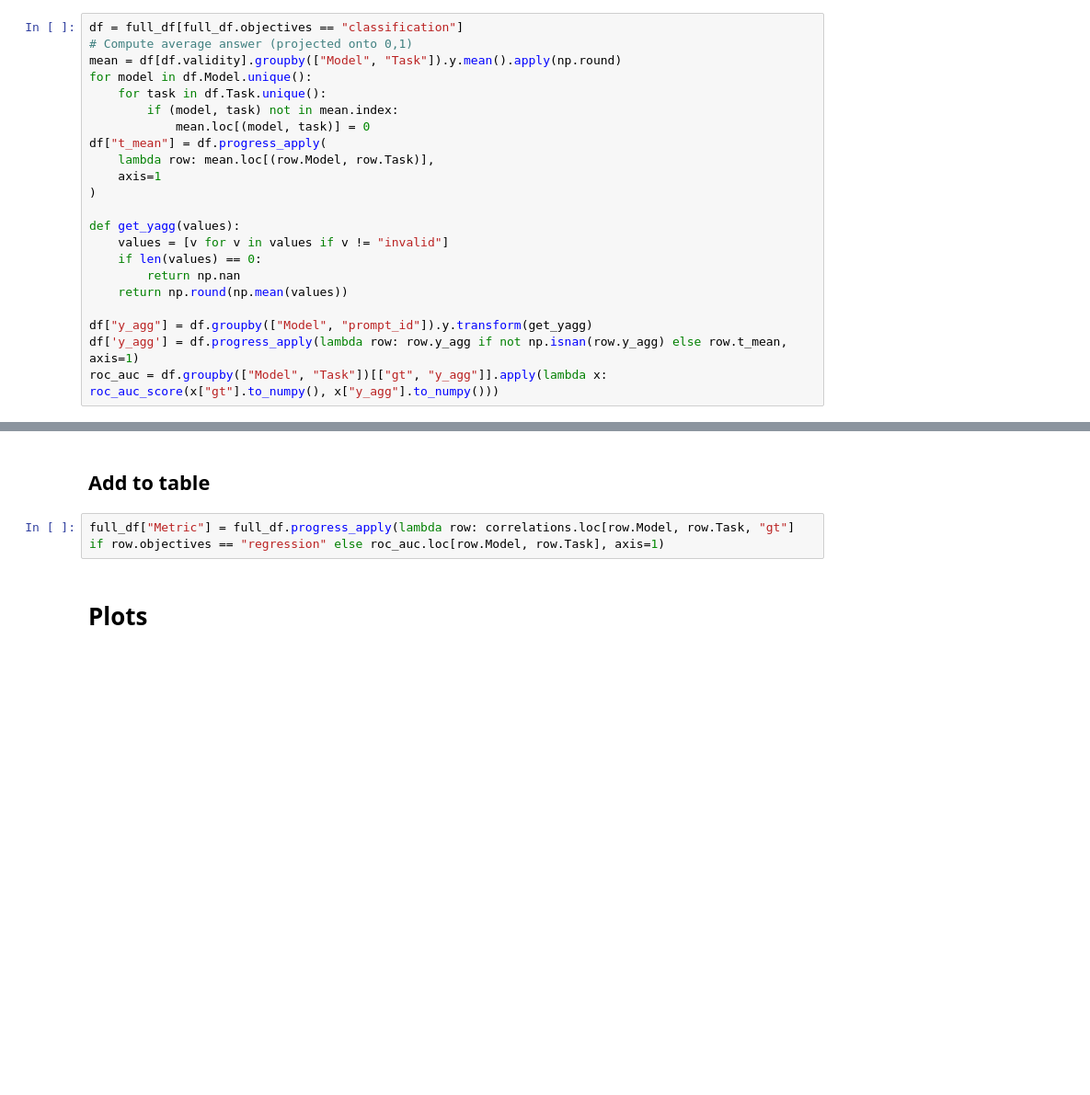
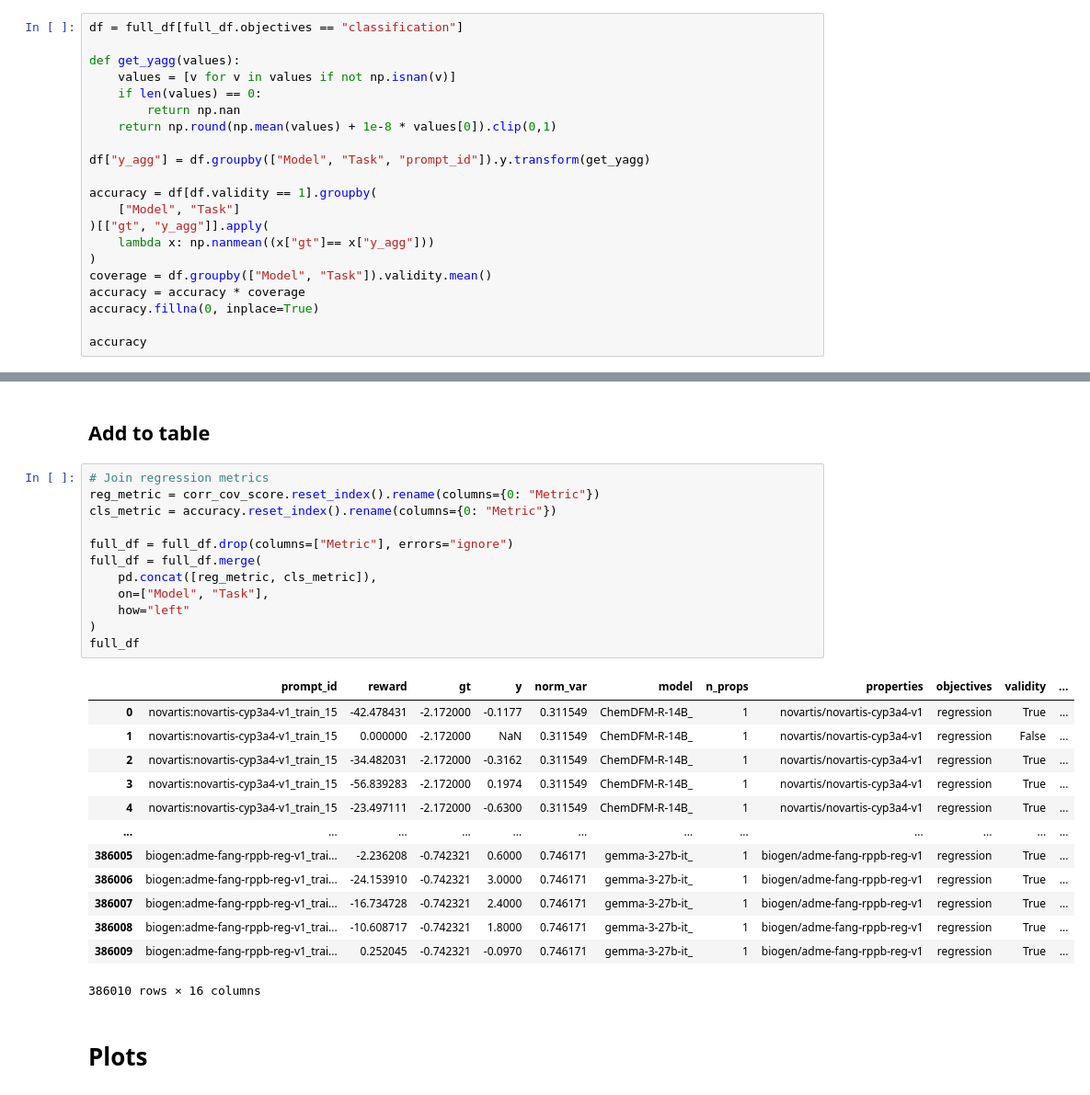
Before and after one commit to Fransou/MolGenDocking, a Jupyter notebook: notebooks/results/Polaris.ipynb, the cells around one changed output, grey strips where cells are left out. Shown at 92% size. Saved outputs shown, nothing was run; the diff lists cells and outputs as text; blank space fills up the shorter version.

```diff
--- a/notebooks/results/Polaris.ipynb
+++ b/notebooks/results/Polaris.ipynb
@@ -70,23 +189,22 @@ correlations = df.groupby(["Model", "Task"])[["gt", "y_agg"]].corr(method="spear
 ## Classification
 # %%
 df = full_df[full_df.objectives == "classification"]
-# Compute average answer (projected onto 0,1)
-mean = df[df.validity].groupby(["Model", "Task"]).y.mean().apply(np.round)
-for model in df.Model.unique():
-    for task in df.Task.unique():
-        if (model, task) not in mean.index:
-            mean.loc[(model, task)] = 0
-df["t_mean"] = df.progress_apply(
-    lambda row: mean.loc[(row.Model, row.Task)],
-    axis=1
-)
 
 def get_yagg(values):
-    values = [v for v in values if v != "invalid"]
+    values = [v for v in values if not np.isnan(v)]
     if len(values) == 0:
         return np.nan
-    return np.round(np.mean(values))
+    return np.round(np.mean(values) + 1e-8 * values[0]).clip(0,1)
 
-df["y_agg"] = df.groupby(["Model", "prompt_id"]).y.transform(get_yagg)
-df['y_agg'] = df.progress_apply(lambda row: row.y_agg if not np.isnan(row.y_agg) else row.t_mean, axis=1)
-roc_auc = df.groupby(["Model", "Task"])[["gt", "y_agg"]].apply(lambda x: roc_auc_score(x["gt"].to_numpy(), x["y_agg"].to_numpy()))
+df["y_agg"] = df.groupby(["Model", "Task", "prompt_id"]).y.transform(get_yagg)
+
+accuracy = df[df.validity == 1].groupby(
+    ["Model", "Task"]
+)[["gt", "y_agg"]].apply(
+    lambda x: np.nanmean((x["gt"]== x["y_agg"]))
+)
+coverage = df.groupby(["Model", "Task"]).validity.mean()
+accuracy = accuracy * coverage
+accuracy.fillna(0, inplace=True)
+
+accuracy
@@ -93,7 +234,31 @@ roc_auc = df.groupby(["Model", "Task"])[["gt", "y_agg"]].apply(lambda x: roc_auc
 # %% [markdown]
 ## Add to table
-# %%
-full_df["Metric"] = full_df.progress_apply(lambda row: correlations.loc[row.Model, row.Task, "gt"] if row.objectives == "regression" else roc_auc.loc[row.Model, row.Task], axis=1)
+# %%
+# Join regression metrics
+reg_metric = corr_cov_score.reset_index().rename(columns={0: "Metric"})
+cls_metric = accuracy.reset_index().rename(columns={0: "Metric"})
+
+full_df = full_df.drop(columns=["Metric"], errors="ignore")
+full_df = full_df.merge(
+    pd.concat([reg_metric, cls_metric]),
+    on=["Model", "Task"],
+    how="left"
+)
+full_df
+# %% [output]
+|  | prompt_id | reward | gt | y | norm_var | model | n_props | properties | objectives | validity | ... |
+| 0 | novartis:novartis-cyp3a4-v1_train_15 | -42.478431 | -2.172000 | -0.1177 | 0.311549 | ChemDFM-R-14B_ | 1 | novartis/novartis-cyp3a4-v1 | regression | True | ... |
+| 1 | novartis:novartis-cyp3a4-v1_train_15 | 0.000000 | -2.172000 | NaN | 0.311549 | ChemDFM-R-14B_ | 1 | novartis/novartis-cyp3a4-v1 | regression | False | ... |
+| 2 | novartis:novartis-cyp3a4-v1_train_15 | -34.482031 | -2.172000 | -0.3162 | 0.311549 | ChemDFM-R-14B_ | 1 | novartis/novartis-cyp3a4-v1 | regression | True | ... |
+| 3 | novartis:novartis-cyp3a4-v1_train_15 | -56.839283 | -2.172000 | 0.1974 | 0.311549 | ChemDFM-R-14B_ | 1 | novartis/novartis-cyp3a4-v1 | regression | True | ... |
+| 4 | novartis:novartis-cyp3a4-v1_train_15 | -23.497111 | -2.172000 | -0.6300 | 0.311549 | ChemDFM-R-14B_ | 1 | novartis/novartis-cyp3a4-v1 | regression | True | ... |
+| ... | ... | ... | ... | ... | ... | ... | ... | ... | ... | ... | ... |
+| 386005 | biogen:adme-fang-rppb-reg-v1_trai... | -2.236208 | -0.742321 | 0.6000 | 0.746171 | gemma-3-27b-it_ | 1 | biogen/adme-fang-rppb-reg-v1 | regression | True | ... |
+| 386006 | biogen:adme-fang-rppb-reg-v1_trai... | -24.153910 | -0.742321 | 3.0000 | 0.746171 | gemma-3-27b-it_ | 1 | biogen/adme-fang-rppb-reg-v1 | regression | True | ... |
+| 386007 | biogen:adme-fang-rppb-reg-v1_trai... | -16.734728 | -0.742321 | 2.4000 | 0.746171 | gemma-3-27b-it_ | 1 | biogen/adme-fang-rppb-reg-v1 | regression | True | ... |
+| 386008 | biogen:adme-fang-rppb-reg-v1_trai... | -10.608717 | -0.742321 | 1.8000 | 0.746171 | gemma-3-27b-it_ | 1 | biogen/adme-fang-rppb-reg-v1 | regression | True | ... |
+| 386009 | biogen:adme-fang-rppb-reg-v1_trai... | 0.252045 | -0.742321 | -0.0970 | 0.746171 | gemma-3-27b-it_ | 1 | biogen/adme-fang-rppb-reg-v1 | regression | True | ... |
+386010 rows × 16 columns
 # %% [markdown]
 # Plots
 # %%
```
Also changed, not shown: parts of 23 cells of this notebook, 19 other files.
